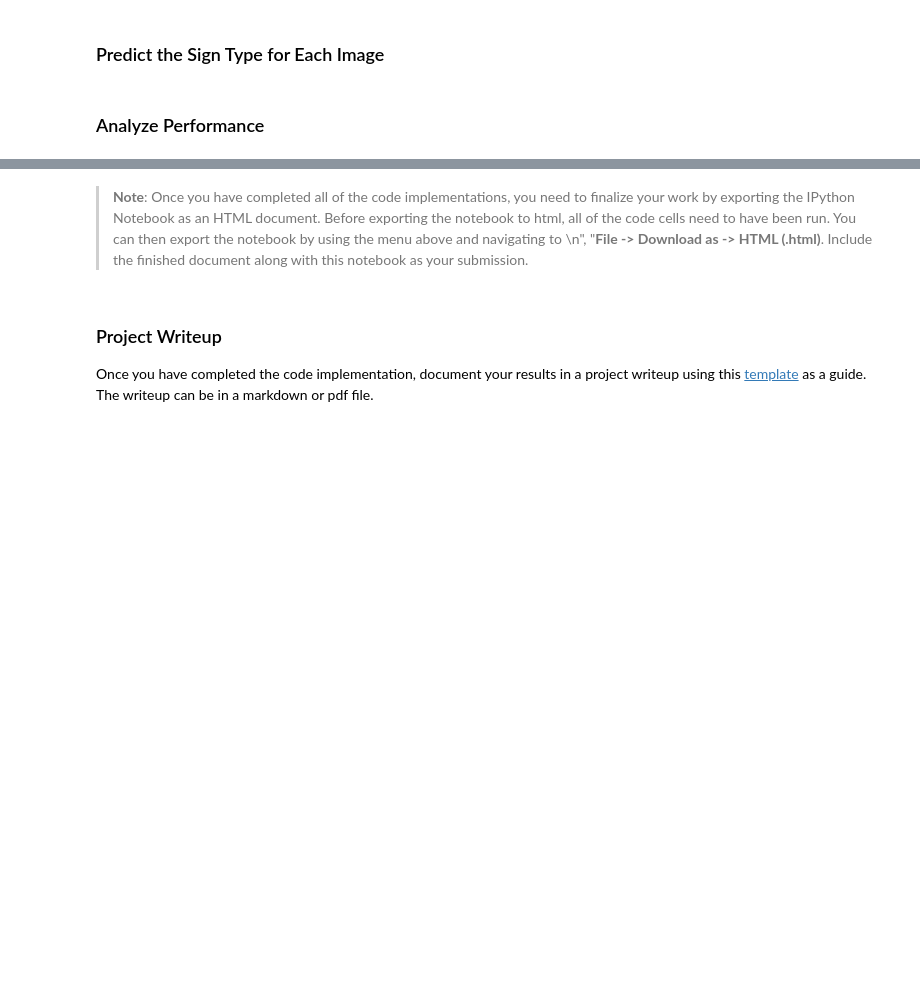
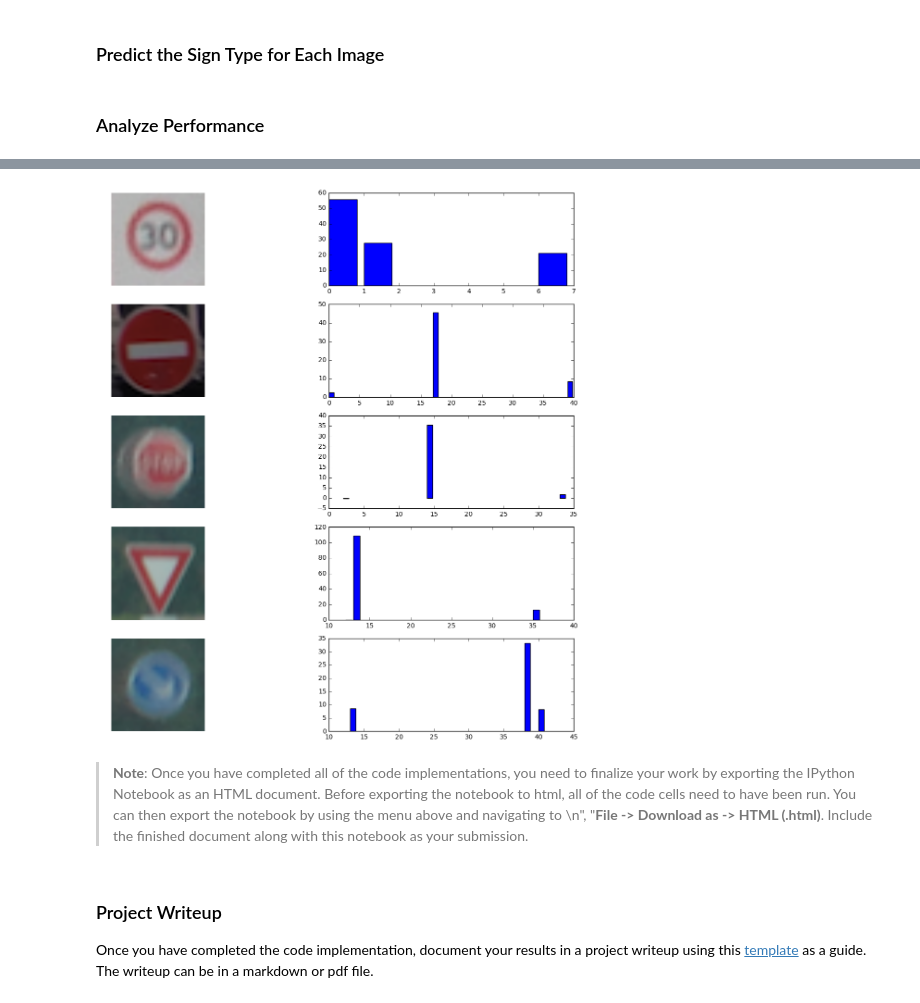
Before and after one commit to kadongre/CarND-Traffic-Sign-Classifier-Project, a Jupyter notebook: Traffic_Sign_Classifier.ipynb, the cells around one changed output, grey strips where cells are left out. Cells and saved outputs as stored; diff of their text form; code cells hidden in the pictures; blank space fills up the shorter version.

```diff
--- a/Traffic_Sign_Classifier.ipynb
+++ b/Traffic_Sign_Classifier.ipynb
@@ -716,2 +728,10 @@ You may find `signnames.csv` useful as it contains mappings from the class id (i
+# %%
+#Pre-process (grayscale conversion, histogram equiv, normalization, reshape) the downloaded test images
+X_my_test_updated = np.array([cv2.cvtColor(image, cv2.COLOR_RGB2GRAY) for image in my_test])
+X_my_test_updated = np.array([clahe.apply(image) for image in X_my_test_updated])
+X_my_test_normalized = (np.array(X_my_test_updated, dtype=np.float32) - 128)/128
+X_my_test_normalized = X_my_test_normalized[..., newaxis]
+
+y_my_test_normalized = np.array([1, 17, 14, 13, 38])
 # %% [markdown]
 ### Analyze Performance
@@ -764,3 +810,30 @@ Looking just at the first row we get `[ 0.34763842,  0.24879643,  0.12789202]`,
+# %%
+### Print out the top five softmax probabilities for the predictions on the German traffic sign images found on the web.
+
+top_k_operation = tf.nn.top_k(logits, 3)
+
+with tf.Session() as sess:
+    sess.run(tf.global_variables_initializer())
+    saver4 = tf.train.import_meta_graph('./lenet.meta')
+    saver4.restore(sess, "./lenet")
+
+    my_top_k = sess.run(top_k_operation, feed_dict={x: X_my_test_normalized})
+
+    r = 5
+    c = 2
+    plt_figure, plt_axis = plt.subplots(r, c, figsize=(15, 15))
+    plt_figure.subplots_adjust(hspace = 0.2)
+    plt_axis = plt_axis.flatten()
+
+    image_index = 0
+    for i in range(0, r*c, 2):
+        plt_axis[i].imshow(my_test[image_index])
+        plt_axis[i].axis('off')
+        plt_axis[i+1].bar(my_top_k.indices[image_index], my_top_k.values[image_index])
+
+        image_index += 1
+# %% [output]
+[figure, added]
 # %% [markdown]
 > **Note**: Once you have completed all of the code implementations, you need to finalize your work by exporting the IPython Notebook as an HTML document. Before exporting the notebook to html, all of the code cells need to have been run. You can then export the notebook by using the menu above and navigating to  \n",
     "**File -> Download as -> HTML (.html)**. Include the finished document along with this notebook as your submission.
```
Also changed, not shown: parts of 15 cells of this notebook.
